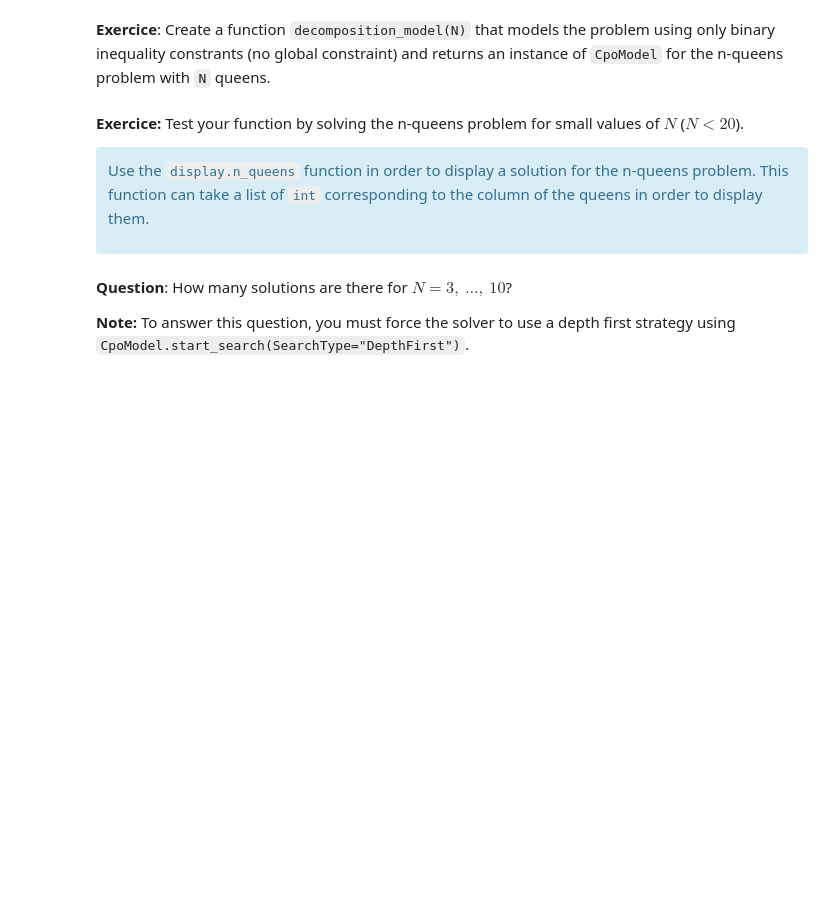
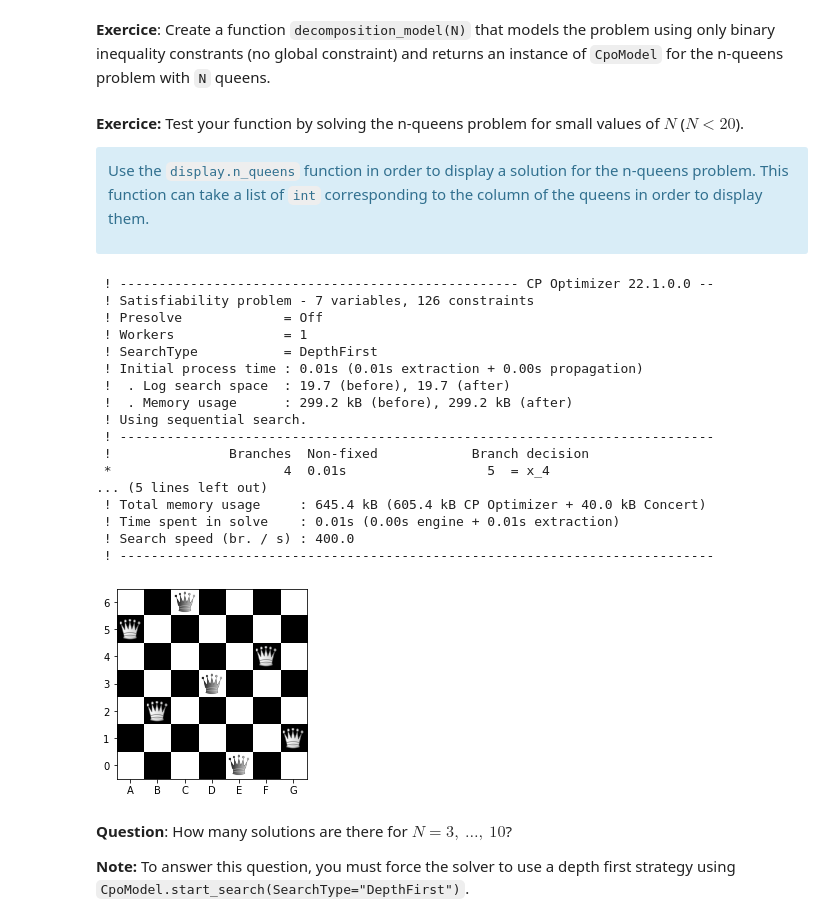
Before and after one commit to rostom-baccar/AP, a Jupyter notebook: PPC/Tutorial2.ipynb, the cells around one changed output. Drawn from its saved outputs; the diff is of its cells as text; code cells hidden in the pictures; blank space fills up the shorter version.

```diff
--- a/PPC/Tutorial2.ipynb
+++ b/PPC/Tutorial2.ipynb
@@ -31,6 +34,17 @@ Formally, a solution to the N-queens problem requires that no two queens share t
 ### 1.1. Model without global constraints
 # %% [markdown]
 **Exercice**: Create a function `decomposition_model(N)` that models the problem using only binary inequality constrants (no global constraint) and returns an instance of `CpoModel` for the n-queens problem with `N` queens.
+# %%
+def model_decomposition(n):
+    mdl = CpoModel()
+    v = mdl.integer_var_list(n, 0, n-1, 'x')
+    for i in range(n):
+        for j in range(n):
+            if i != j:
+                mdl.add(v[i]!=v[j])
+                mdl.add(v[j]-v[i] != j-i)
+                mdl.add(v[j]-v[i] != i-j)
+    return mdl
 # %% [markdown]
 **Exercice:** Test your function by solving the n-queens problem for small values of $N$ ($N < 20$).
 
@@ -39,6 +53,33 @@ Formally, a solution to the N-queens problem requires that no two queens share t
 Use the `display.n_queens` function in order to display a solution for the n-queens problem. This function can take a list of `int` corresponding to the column of the queens in order to display them.
 
 </div>
+# %%
+from docplex.cp.model import *
+import display
+n=7
+mdl = model_decomposition(n)
+sol = mdl.solve()
+q = [sol.get_value(f"x_{i}") for i in range(n)]
+display.n_queens(q)
+# %% [output]
+ ! --------------------------------------------------- CP Optimizer 22.1.0.0 --
+ ! Satisfiability problem - 7 variables, 126 constraints
+ ! Presolve             = Off
+ ! Workers              = 1
+ ! SearchType           = DepthFirst
+ ! Initial process time : 0.01s (0.01s extraction + 0.00s propagation)
+ !  . Log search space  : 19.7 (before), 19.7 (after)
+ !  . Memory usage      : 299.2 kB (before), 299.2 kB (after)
+ ! Using sequential search.
+ ! ----------------------------------------------------------------------------
+ !               Branches  Non-fixed            Branch decision
+ *                      4  0.01s                  5  = x_4
+... (5 lines left out)
+ ! Total memory usage     : 645.4 kB (605.4 kB CP Optimizer + 40.0 kB Concert)
+ ! Time spent in solve    : 0.01s (0.00s engine + 0.01s extraction)
+ ! Search speed (br. / s) : 400.0
+ ! ----------------------------------------------------------------------------
+[figure, added]
 # %% [markdown]
 **Question**: How many solutions are there for $N = 3,~\ldots,~10$?
 
```
Also changed, not shown: parts of 8 cells of this notebook.
